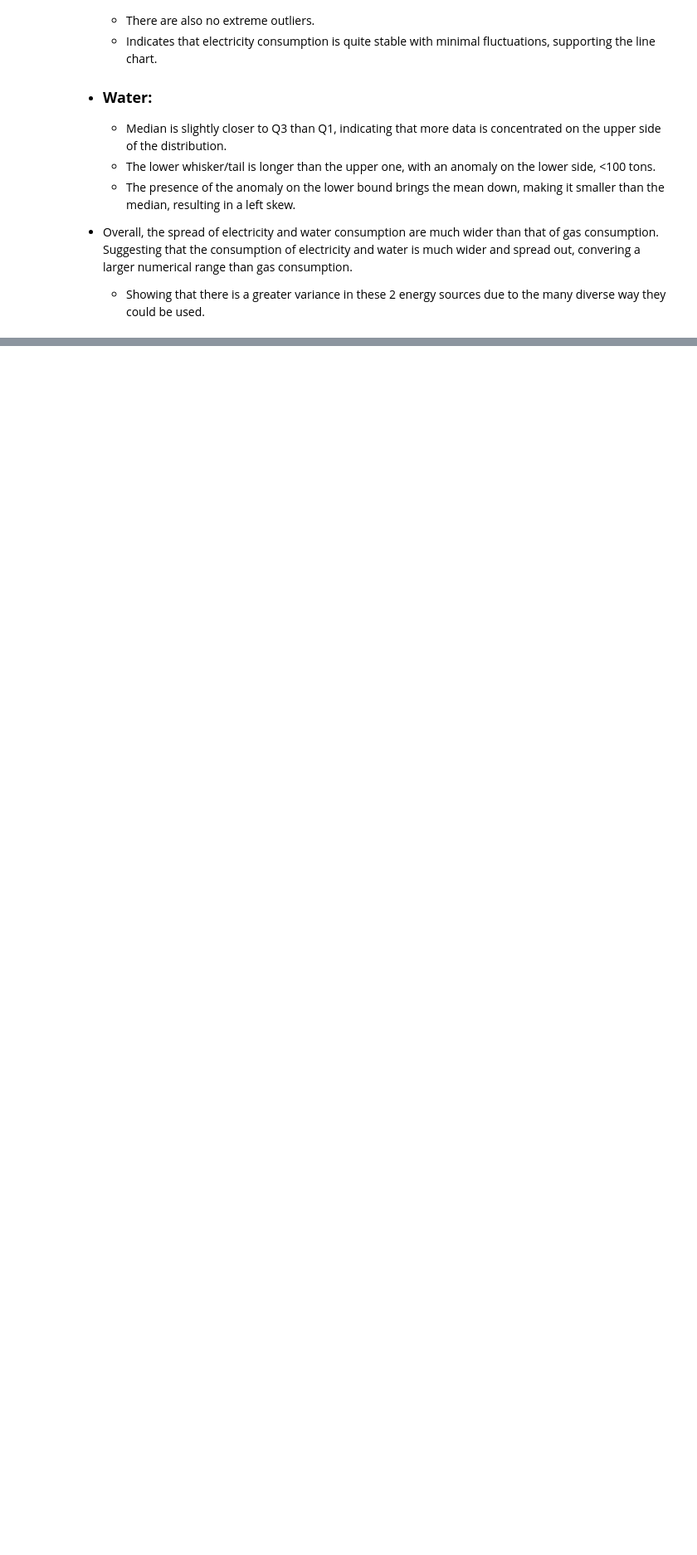
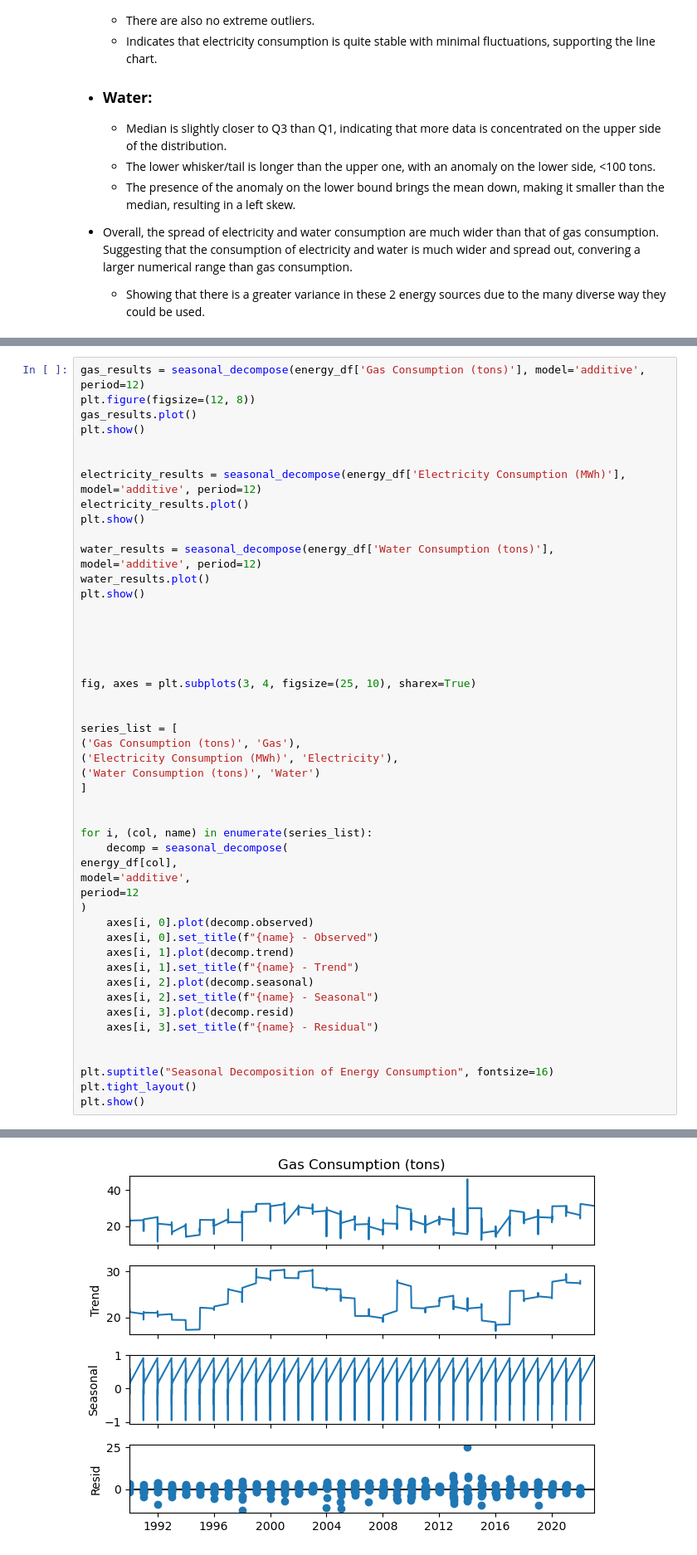
Before and after one commit to Cayden08/AIML, a Jupyter notebook: CA2/p2510893_CA2_PartB_Cayden.ipynb, the cells around one changed output, grey strips where cells are left out. Shown at 83% size. Cells and saved outputs as stored; diff of their text form; blank space fills up the shorter version.

```diff
--- a/CA2/p2510893_CA2_PartB_Cayden.ipynb
+++ b/CA2/p2510893_CA2_PartB_Cayden.ipynb
@@ -323,0 +292,49 @@ These boxplots provide additional insights about the features that were not cove
+# %%
+gas_results = seasonal_decompose(energy_df['Gas Consumption (tons)'], model='additive', period=12)
+plt.figure(figsize=(12, 8))
+gas_results.plot()
+plt.show()
+
+
+electricity_results = seasonal_decompose(energy_df['Electricity Consumption (MWh)'], model='additive', period=12)
+electricity_results.plot()
+plt.show()
+
+water_results = seasonal_decompose(energy_df['Water Consumption (tons)'], model='additive', period=12)
+water_results.plot()
+plt.show()
+
+
+
+
+
+fig, axes = plt.subplots(3, 4, figsize=(25, 10), sharex=True)
+
+
+series_list = [
+('Gas Consumption (tons)', 'Gas'),
+('Electricity Consumption (MWh)', 'Electricity'),
+('Water Consumption (tons)', 'Water')
+]
+
+
+for i, (col, name) in enumerate(series_list):
+    decomp = seasonal_decompose(
+energy_df[col],
+model='additive',
+period=12
+)
+    axes[i, 0].plot(decomp.observed)
+    axes[i, 0].set_title(f"{name} - Observed")
+    axes[i, 1].plot(decomp.trend)
+    axes[i, 1].set_title(f"{name} - Trend")
+    axes[i, 2].plot(decomp.seasonal)
+    axes[i, 2].set_title(f"{name} - Seasonal")
+    axes[i, 3].plot(decomp.resid)
+    axes[i, 3].set_title(f"{name} - Residual")
+
+
+plt.suptitle("Seasonal Decomposition of Energy Consumption", fontsize=16)
+plt.tight_layout()
+plt.show()
+# %% [output]
@@ -323,0 +342 @@ These boxplots provide additional insights about the features that were not cove
+[figure, added]
```
Also changed, not shown: parts of 33 cells of this notebook.
